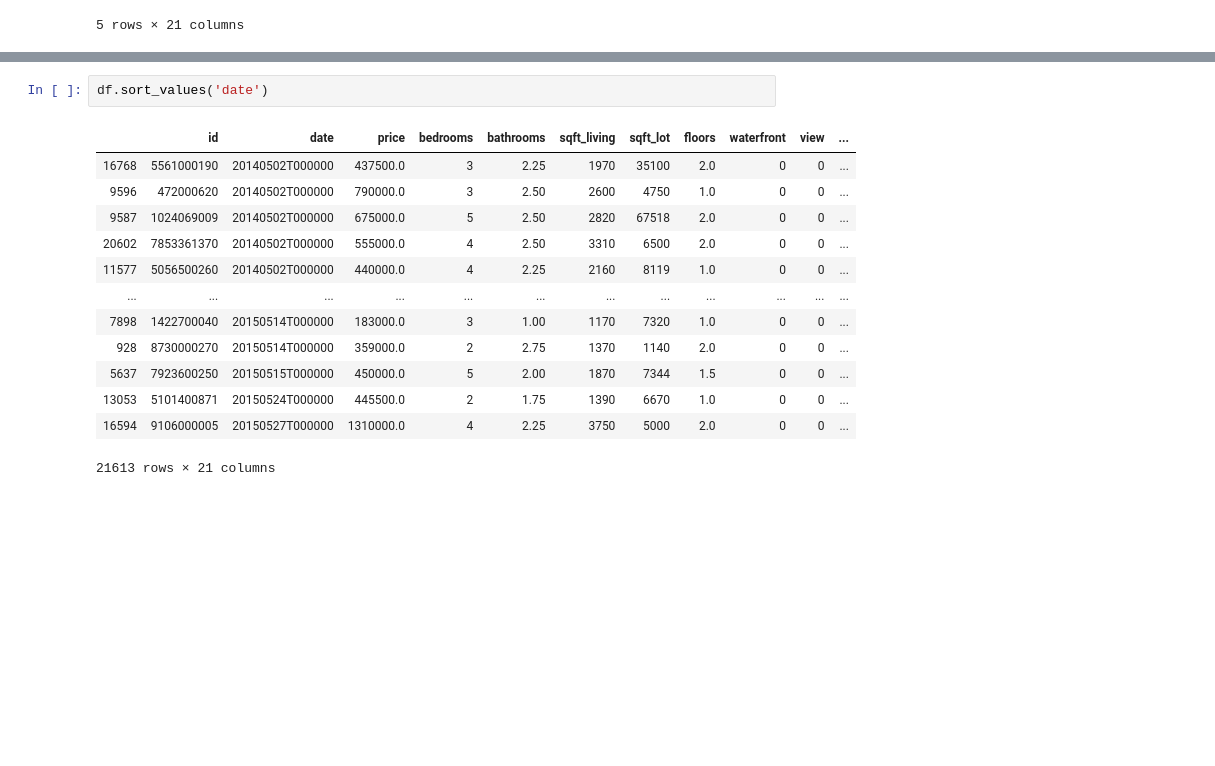
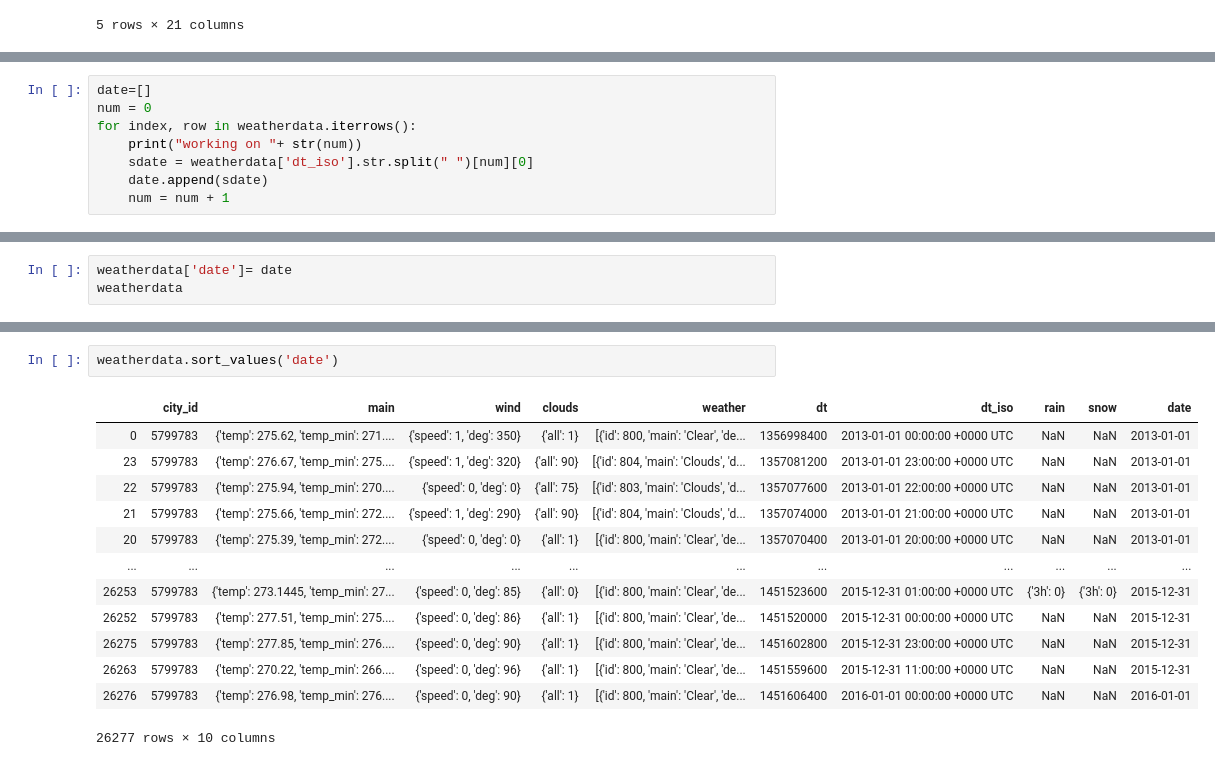
Before and after one commit to kavehamini/WeatherVsHomeSalesProject1, a Jupyter notebook: weathervshomesales.ipynb, the cells around one changed output, grey strips where cells are left out. Drawn from its saved outputs; the diff is of its cells as text; blank space fills up the shorter version.

```diff
--- a/weathervshomesales.ipynb
+++ b/weathervshomesales.ipynb
@@ -19,0 +54,8 @@ df.head()
+# %%
+date=[]
+num = 0
+for index, row in weatherdata.iterrows():
+    print("working on "+ str(num))
+    sdate = weatherdata['dt_iso'].str.split(" ")[num][0]
+    date.append(sdate)
+    num = num + 1
@@ -19,0 +80,3 @@ df.head()
+# %%
+weatherdata['date']= date
+weatherdata
@@ -20,16 +97,16 @@ df.head()
 # %%
-df.sort_values('date')
+weatherdata.sort_values('date')
 # %% [output]
-|  | id | date | price | bedrooms | bathrooms | sqft_living | sqft_lot | floors | waterfront | view | ... |
-| 16768 | 5561000190 | 20140502T000000 | 437500.0 | 3 | 2.25 | 1970 | 35100 | 2.0 | 0 | 0 | ... |
-| 9596 | 472000620 | 20140502T000000 | 790000.0 | 3 | 2.50 | 2600 | 4750 | 1.0 | 0 | 0 | ... |
-| 9587 | 1024069009 | 20140502T000000 | 675000.0 | 5 | 2.50 | 2820 | 67518 | 2.0 | 0 | 0 | ... |
-| 20602 | 7853361370 | 20140502T000000 | 555000.0 | 4 | 2.50 | 3310 | 6500 | 2.0 | 0 | 0 | ... |
-| 11577 | 5056500260 | 20140502T000000 | 440000.0 | 4 | 2.25 | 2160 | 8119 | 1.0 | 0 | 0 | ... |
-| ... | ... | ... | ... | ... | ... | ... | ... | ... | ... | ... | ... |
-| 7898 | 1422700040 | 20150514T000000 | 183000.0 | 3 | 1.00 | 1170 | 7320 | 1.0 | 0 | 0 | ... |
-| 928 | 8730000270 | 20150514T000000 | 359000.0 | 2 | 2.75 | 1370 | 1140 | 2.0 | 0 | 0 | ... |
-| 5637 | 7923600250 | 20150515T000000 | 450000.0 | 5 | 2.00 | 1870 | 7344 | 1.5 | 0 | 0 | ... |
-| 13053 | 5101400871 | 20150524T000000 | 445500.0 | 2 | 1.75 | 1390 | 6670 | 1.0 | 0 | 0 | ... |
-| 16594 | 9106000005 | 20150527T000000 | 1310000.0 | 4 | 2.25 | 3750 | 5000 | 2.0 | 0 | 0 | ... |
+|  | city_id | main | wind | clouds | weather | dt | dt_iso | rain | snow | date |
+| 0 | 5799783 | {'temp': 275.62, 'temp_min': 271.... | {'speed': 1, 'deg': 350} | {'all': 1} | [{'id': 800, 'main': 'Clear', 'de... | 1356998400 | 2013-01-01 00:00:00 +0000 UTC | NaN | NaN | 2013-01-01 |
+| 23 | 5799783 | {'temp': 276.67, 'temp_min': 275.... | {'speed': 1, 'deg': 320} | {'all': 90} | [{'id': 804, 'main': 'Clouds', 'd... | 1357081200 | 2013-01-01 23:00:00 +0000 UTC | NaN | NaN | 2013-01-01 |
+| 22 | 5799783 | {'temp': 275.94, 'temp_min': 270.... | {'speed': 0, 'deg': 0} | {'all': 75} | [{'id': 803, 'main': 'Clouds', 'd... | 1357077600 | 2013-01-01 22:00:00 +0000 UTC | NaN | NaN | 2013-01-01 |
+| 21 | 5799783 | {'temp': 275.66, 'temp_min': 272.... | {'speed': 1, 'deg': 290} | {'all': 90} | [{'id': 804, 'main': 'Clouds', 'd... | 1357074000 | 2013-01-01 21:00:00 +0000 UTC | NaN | NaN | 2013-01-01 |
+| 20 | 5799783 | {'temp': 275.39, 'temp_min': 272.... | {'speed': 0, 'deg': 0} | {'all': 1} | [{'id': 800, 'main': 'Clear', 'de... | 1357070400 | 2013-01-01 20:00:00 +0000 UTC | NaN | NaN | 2013-01-01 |
+| ... | ... | ... | ... | ... | ... | ... | ... | ... | ... | ... |
+| 26253 | 5799783 | {'temp': 273.1445, 'temp_min': 27... | {'speed': 0, 'deg': 85} | {'all': 0} | [{'id': 800, 'main': 'Clear', 'de... | 1451523600 | 2015-12-31 01:00:00 +0000 UTC | {'3h': 0} | {'3h': 0} | 2015-12-31 |
+| 26252 | 5799783 | {'temp': 277.51, 'temp_min': 275.... | {'speed': 0, 'deg': 86} | {'all': 1} | [{'id': 800, 'main': 'Clear', 'de... | 1451520000 | 2015-12-31 00:00:00 +0000 UTC | NaN | NaN | 2015-12-31 |
+| 26275 | 5799783 | {'temp': 277.85, 'temp_min': 276.... | {'speed': 0, 'deg': 90} | {'all': 1} | [{'id': 800, 'main': 'Clear', 'de... | 1451602800 | 2015-12-31 23:00:00 +0000 UTC | NaN | NaN | 2015-12-31 |
+| 26263 | 5799783 | {'temp': 270.22, 'temp_min': 266.... | {'speed': 0, 'deg': 96} | {'all': 1} | [{'id': 800, 'main': 'Clear', 'de... | 1451559600 | 2015-12-31 11:00:00 +0000 UTC | NaN | NaN | 2015-12-31 |
+| 26276 | 5799783 | {'temp': 276.98, 'temp_min': 276.... | {'speed': 0, 'deg': 90} | {'all': 1} | [{'id': 800, 'main': 'Clear', 'de... | 1451606400 | 2016-01-01 00:00:00 +0000 UTC | NaN | NaN | 2016-01-01 |
-21613 rows × 21 columns
+26277 rows × 10 columns
```
Also changed, not shown: parts of 14 cells of this notebook.
